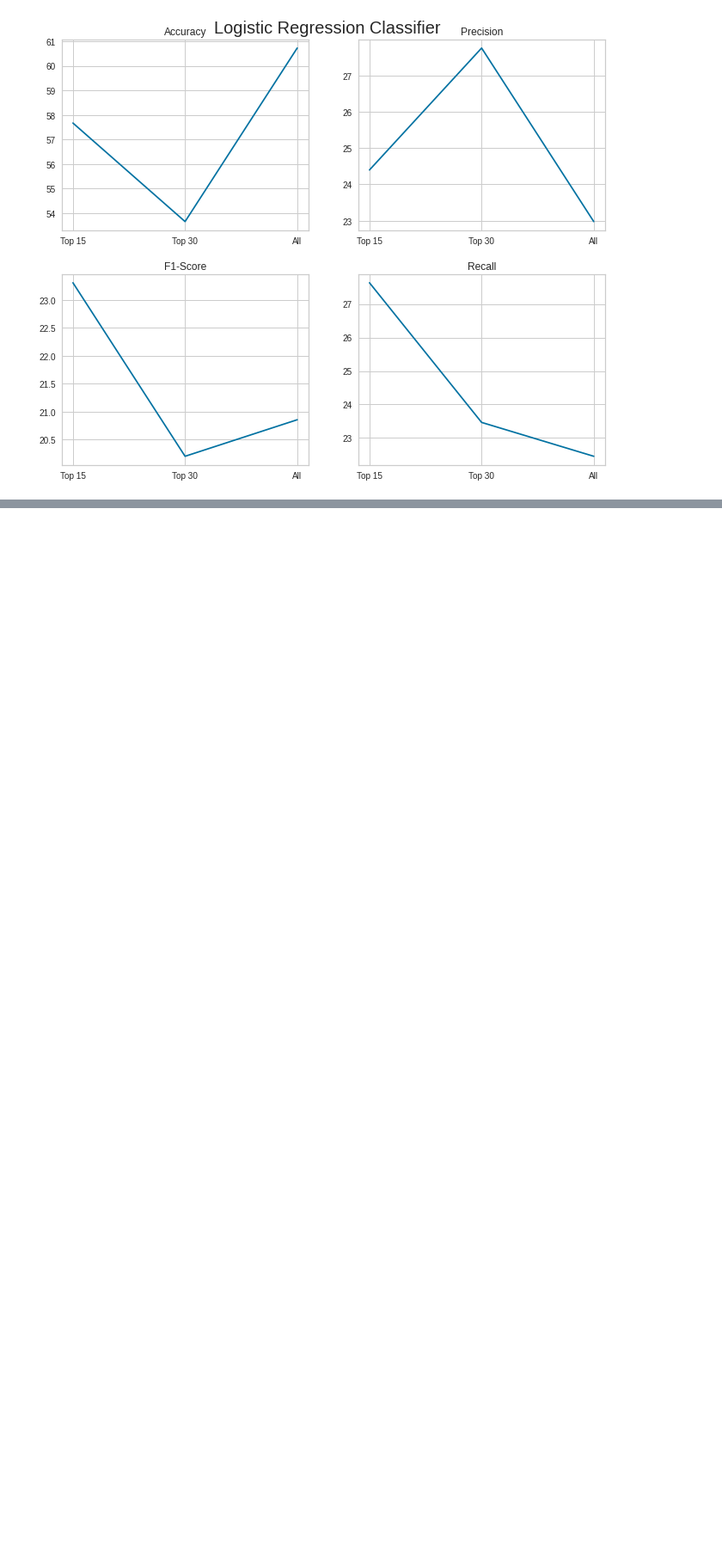
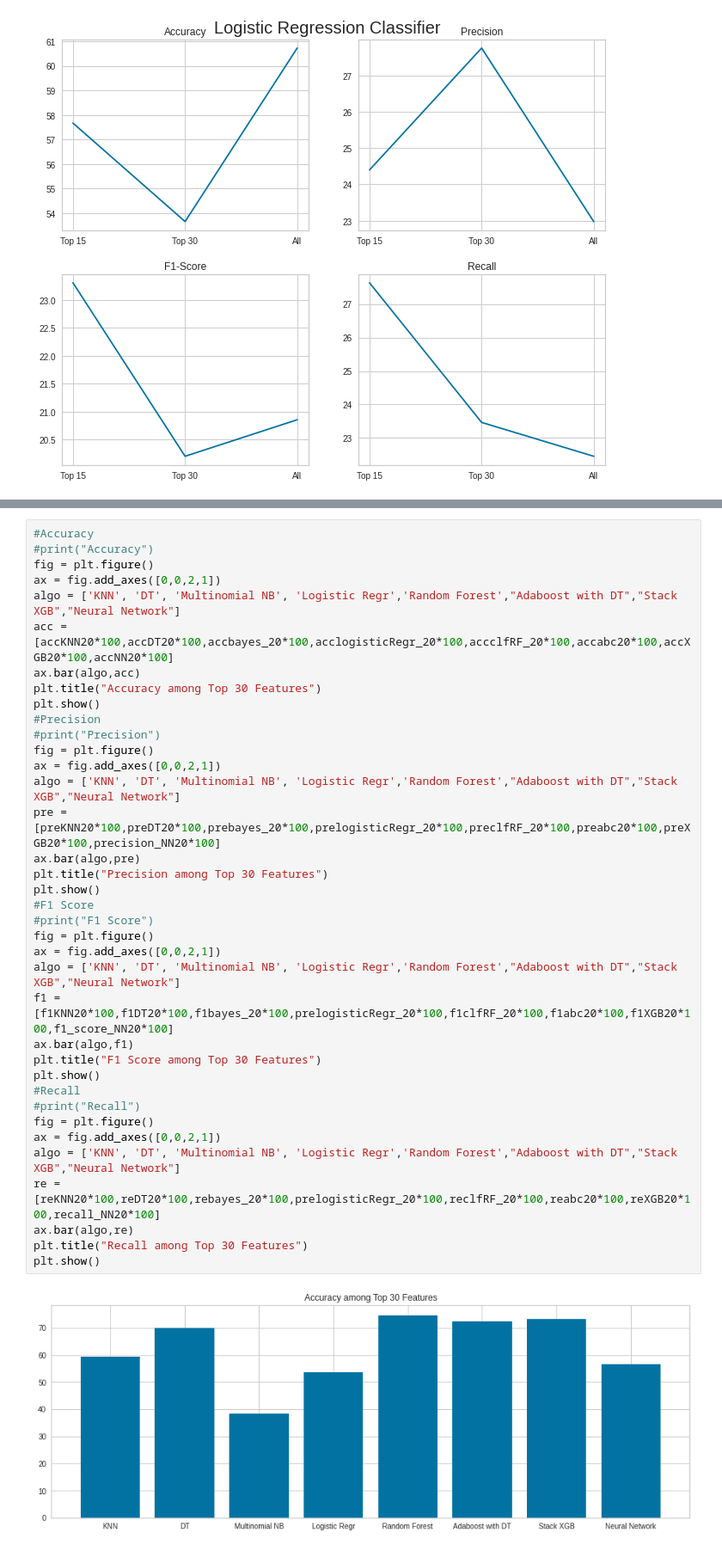
Before and after one commit to ishaak15/UNSW-IDS-Feature-Selection, a Jupyter notebook: Training_and_Testing.ipynb, the cells around one changed output, grey strips where cells are left out. Shown at 86% size. Cells and saved outputs as stored; diff of their text form; blank space fills up the shorter version.

```diff
--- a/Training_and_Testing.ipynb
+++ b/Training_and_Testing.ipynb
@@ -1625,0 +1630,39 @@ Recall
+# %%
+#Accuracy
+#print("Accuracy")
+fig = plt.figure()
+ax = fig.add_axes([0,0,2,1])
+algo = ['KNN', 'DT', 'Multinomial NB', 'Logistic Regr','Random Forest',"Adaboost with DT","Stack XGB","Neural Network"]
+acc = [accKNN20*100,accDT20*100,accbayes_20*100,acclogisticRegr_20*100,accclfRF_20*100,accabc20*100,accXGB20*100,accNN20*100]
+ax.bar(algo,acc)
+plt.title("Accuracy among Top 30 Features")
+plt.show()
+#Precision
+#print("Precision")
+fig = plt.figure()
+ax = fig.add_axes([0,0,2,1])
+algo = ['KNN', 'DT', 'Multinomial NB', 'Logistic Regr','Random Forest',"Adaboost with DT","Stack XGB","Neural Network"]
+pre = [preKNN20*100,preDT20*100,prebayes_20*100,prelogisticRegr_20*100,preclfRF_20*100,preabc20*100,preXGB20*100,precision_NN20*100]
+ax.bar(algo,pre)
+plt.title("Precision among Top 30 Features")
+plt.show()
+#F1 Score
+#print("F1 Score")
+fig = plt.figure()
+ax = fig.add_axes([0,0,2,1])
+algo = ['KNN', 'DT', 'Multinomial NB', 'Logistic Regr','Random Forest',"Adaboost with DT","Stack XGB","Neural Network"]
+f1 = [f1KNN20*100,f1DT20*100,f1bayes_20*100,prelogisticRegr_20*100,f1clfRF_20*100,f1abc20*100,f1XGB20*100,f1_score_NN20*100]
+ax.bar(algo,f1)
+plt.title("F1 Score among Top 30 Features")
+plt.show()
+#Recall
+#print("Recall")
+fig = plt.figure()
+ax = fig.add_axes([0,0,2,1])
+algo = ['KNN', 'DT', 'Multinomial NB', 'Logistic Regr','Random Forest',"Adaboost with DT","Stack XGB","Neural Network"]
+re = [reKNN20*100,reDT20*100,rebayes_20*100,prelogisticRegr_20*100,reclfRF_20*100,reabc20*100,reXGB20*100,recall_NN20*100]
+ax.bar(algo,re)
+plt.title("Recall among Top 30 Features")
+plt.show()
+# %% [output]
+[figure, added]
```
Also changed, not shown: parts of 3 cells of this notebook.
